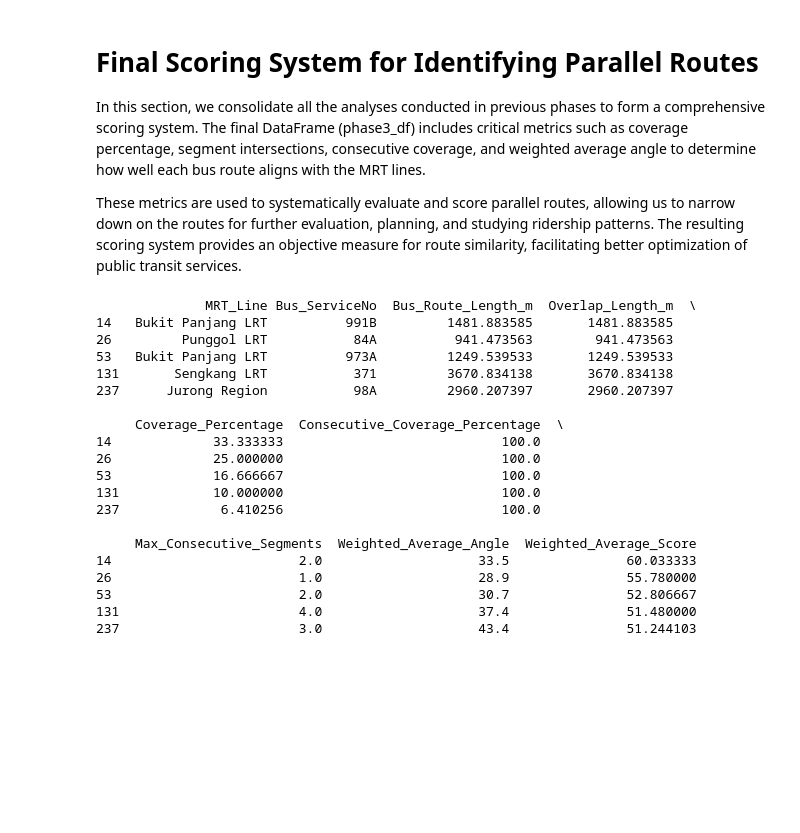
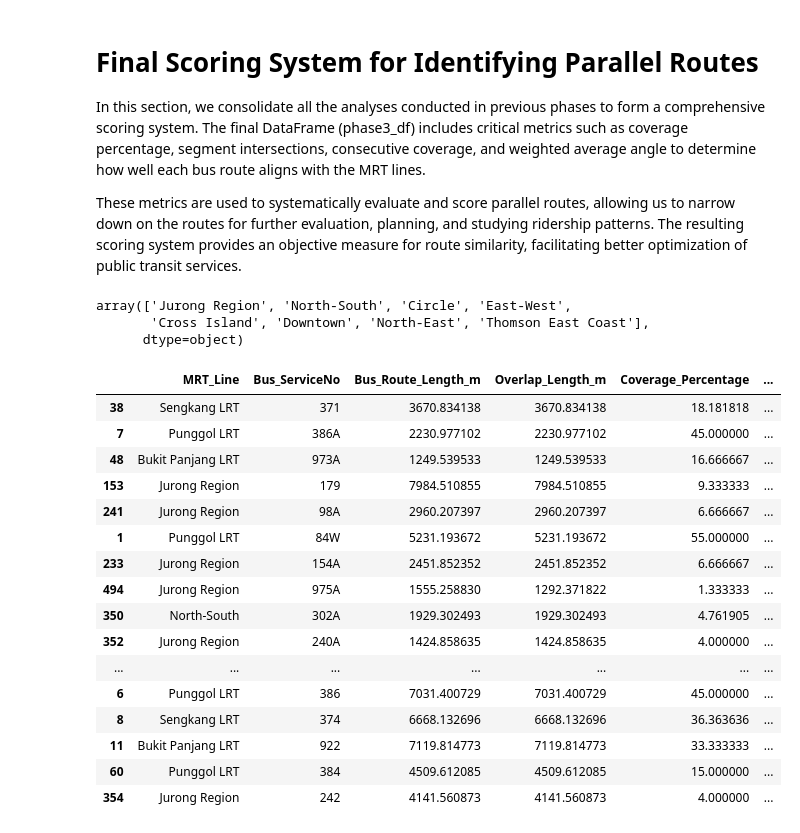
Before and after one commit to ajjajjajjajj/dsa4264-lta-geospatial, a Jupyter notebook: Parallel_Route.ipynb, the cells around one changed output. Saved outputs shown, nothing was run; the diff lists cells and outputs as text; code cells hidden in the pictures; blank space fills up the shorter version.

```diff
--- a/Parallel_Route.ipynb
+++ b/Parallel_Route.ipynb
@@ -796,6 +797,12 @@ print(phase3_df.head(10))
 In this section, we consolidate all the analyses conducted in previous phases to form a comprehensive scoring system. The final DataFrame (phase3_df) includes critical metrics such as coverage percentage, segment intersections, consecutive coverage, and weighted average angle to determine how well each bus route aligns with the MRT lines.
 
 These metrics are used to systematically evaluate and score parallel routes, allowing us to narrow down on the routes for further evaluation, planning, and studying ridership patterns. The resulting scoring system provides an objective measure for route similarity, facilitating better optimization of public transit services.
+# %%
+final_df.MRT_Line.unique()
+# %% [output]
+array(['Jurong Region', 'North-South', 'Circle', 'East-West',
+       'Cross Island', 'Downtown', 'North-East', 'Thomson East Coast'],
+      dtype=object)
 # %%
 # final scores + rank them
 
@@ -807,25 +814,27 @@ phase3_df['Weighted_Average_Score'] = (
 )
 
 final_df = phase3_df.sort_values(by=['Weighted_Average_Score'], ascending=False)
-print(final_df.head())
+# final_df = final_df[~final_df['MRT_Line'].str.contains("LRT") \
+#                     & (final_df['MRT_Line'].str.contains("Jurong Region") \
+#                     | final_df['MRT_Line'].str.contains("Cross Island") \
+#                     | final_df['MRT_Line'].str.contains("Thomson East Coast"))]
-# %% [output]
-              MRT_Line Bus_ServiceNo  Bus_Route_Length_m  Overlap_Length_m  \
-14   Bukit Panjang LRT          991B         1481.883585       1481.883585
-26         Punggol LRT           84A          941.473563        941.473563
-53   Bukit Panjang LRT          973A         1249.539533       1249.539533
-131       Sengkang LRT           371         3670.834138       3670.834138
-237      Jurong Region           98A         2960.207397       2960.207397
-
-     Coverage_Percentage  Consecutive_Coverage_Percentage  \
-14             33.333333                            100.0
-26             25.000000                            100.0
-53             16.666667                            100.0
-131            10.000000                            100.0
-237             6.410256                            100.0
-
-     Max_Consecutive_Segments  Weighted_Average_Angle  Weighted_Average_Score
-14                        2.0                    33.5               60.033333
-26                        1.0                    28.9               55.780000
-53                        2.0                    30.7               52.806667
-131                       4.0                    37.4               51.480000
-237                       3.0                    43.4               51.244103
+# %%
+final_df[:20]
+# %% [output]
+|  | MRT_Line | Bus_ServiceNo | Bus_Route_Length_m | Overlap_Length_m | Coverage_Percentage | ... |
+| 38 | Sengkang LRT | 371 | 3670.834138 | 3670.834138 | 18.181818 | ... |
+| 7 | Punggol LRT | 386A | 2230.977102 | 2230.977102 | 45.000000 | ... |
+| 48 | Bukit Panjang LRT | 973A | 1249.539533 | 1249.539533 | 16.666667 | ... |
+| 153 | Jurong Region | 179 | 7984.510855 | 7984.510855 | 9.333333 | ... |
+| 241 | Jurong Region | 98A | 2960.207397 | 2960.207397 | 6.666667 | ... |
+| 1 | Punggol LRT | 84W | 5231.193672 | 5231.193672 | 55.000000 | ... |
+| 233 | Jurong Region | 154A | 2451.852352 | 2451.852352 | 6.666667 | ... |
+| 494 | Jurong Region | 975A | 1555.258830 | 1292.371822 | 1.333333 | ... |
+| 350 | North-South | 302A | 1929.302493 | 1929.302493 | 4.761905 | ... |
+| 352 | Jurong Region | 240A | 1424.858635 | 1424.858635 | 4.000000 | ... |
+| ... | ... | ... | ... | ... | ... | ... |
+| 6 | Punggol LRT | 386 | 7031.400729 | 7031.400729 | 45.000000 | ... |
+| 8 | Sengkang LRT | 374 | 6668.132696 | 6668.132696 | 36.363636 | ... |
+| 11 | Bukit Panjang LRT | 922 | 7119.814773 | 7119.814773 | 33.333333 | ... |
+| 60 | Punggol LRT | 384 | 4509.612085 | 4509.612085 | 15.000000 | ... |
+| 354 | Jurong Region | 242 | 4141.560873 | 4141.560873 | 4.000000 | ... |
```
Also changed, not shown: parts of 10 cells of this notebook, 2 other files.
